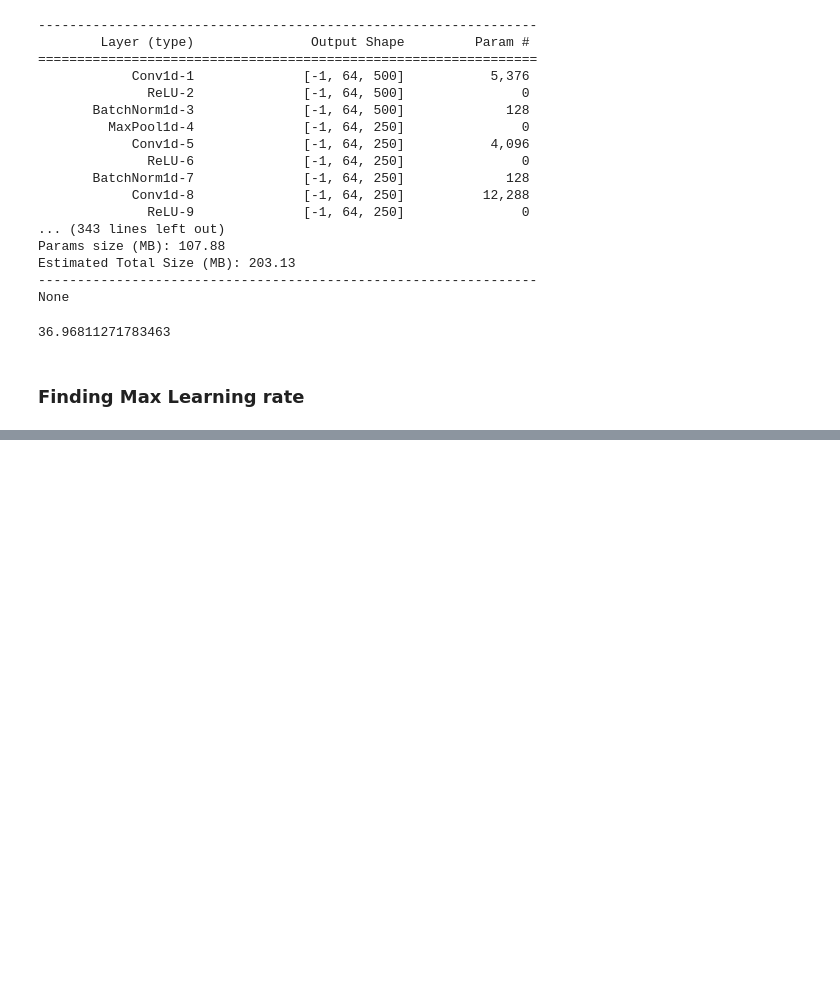
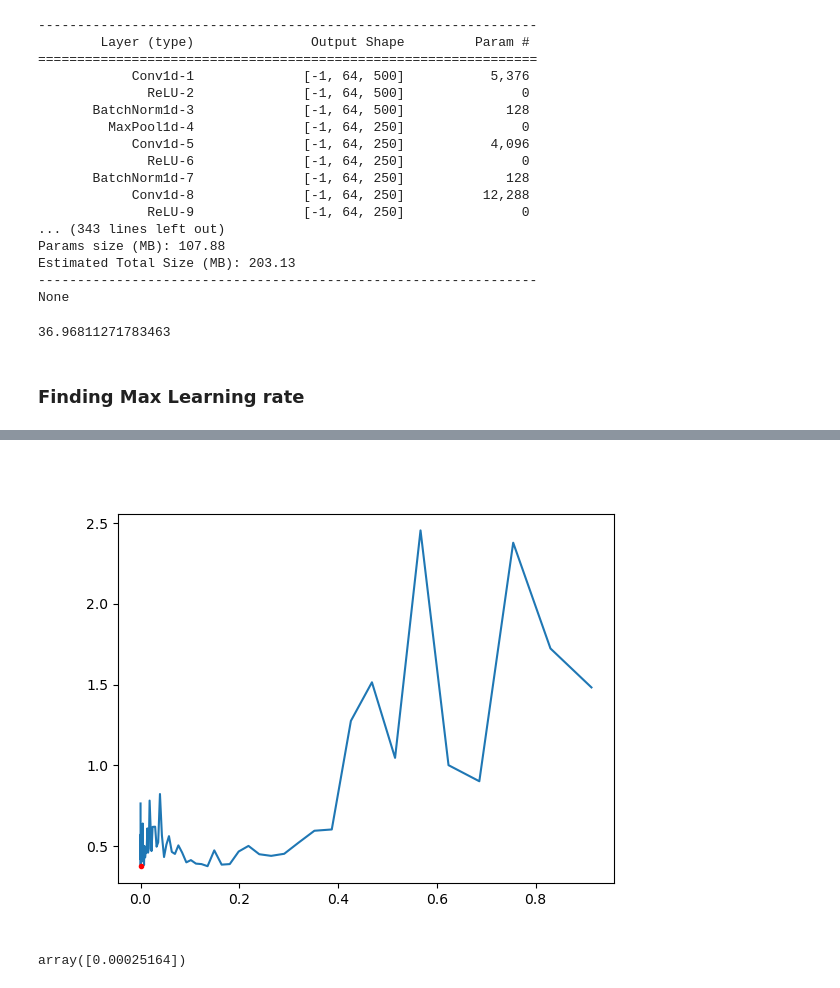
Before and after one commit to Xaler1/DLProject, a Jupyter notebook: src/CNN_Trial.ipynb, the cells around one changed output, grey strips where cells are left out. Saved outputs shown, nothing was run; the diff lists cells and outputs as text; code cells hidden in the pictures; blank space fills up the shorter version.

Commit message:
CNN Apprach, training in progress

```diff
--- a/src/CNN_Trial.ipynb
+++ b/src/CNN_Trial.ipynb
@@ -1,11 +0,0 @@
-# %%
-# torch and torchvision imports
-import torch, torch.nn as nn, torch.optim as optim
-from torchmetrics.classification import MultilabelAUROC
-import numpy as np,  matplotlib.pyplot as plt, pandas as pd
-from ResnetModel import *
-from torchsummary import summary
-from torch.utils.tensorboard import SummaryWriter
-device = torch.device('cuda' if torch.cuda.is_available() else 'cpu')
-writer = SummaryWriter()
-device
@@ -155,5 +147,15 @@ plt.show()
+# %%
+%matplotlib widget
+fig = plt.figure()
+plt.plot(lrs, train_loss)
+plt.plot(lr_max, train_loss[lrs == lr_max], '.r')
+plt.show()
+# %% [output]
+[figure, added]
 # %%
 lr_max
+# %% [output]
+array([0.00025164])
 # %%
 lr_max = 0.135/10
 lr = lr_max
```
Also changed, not shown: parts of 10 cells of this notebook.
